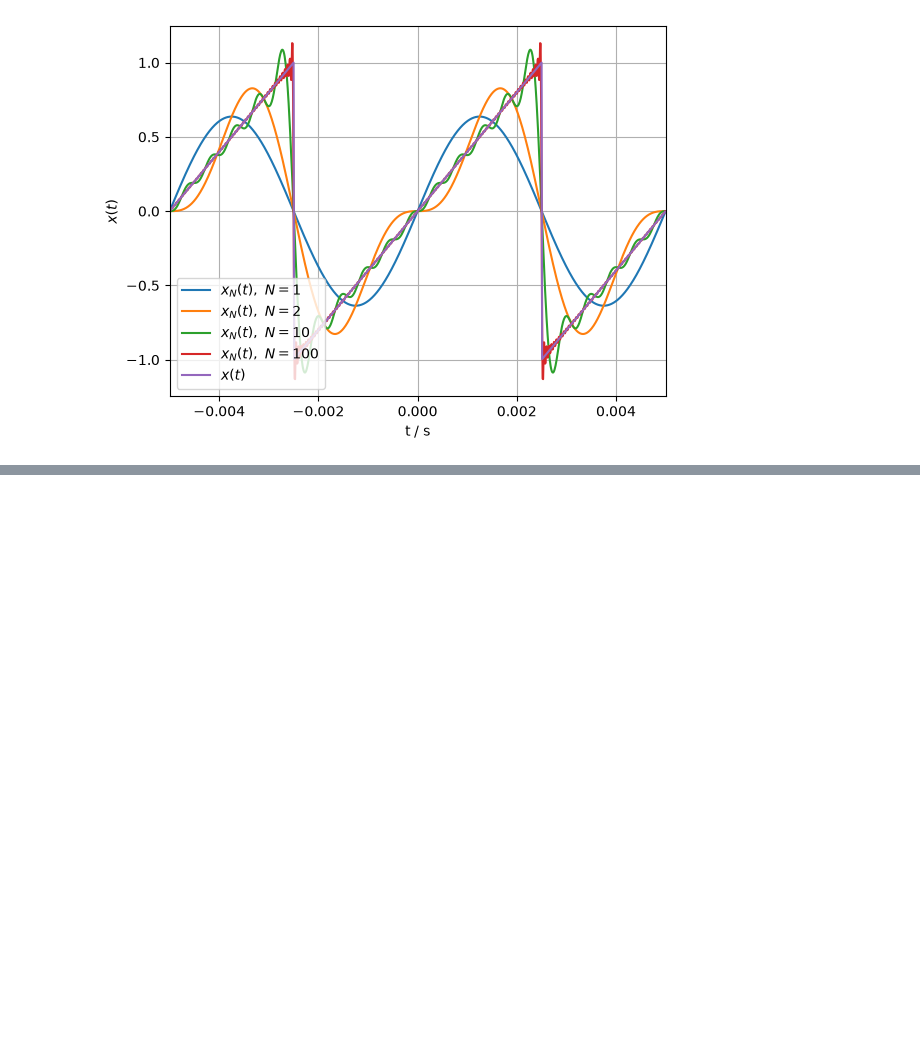
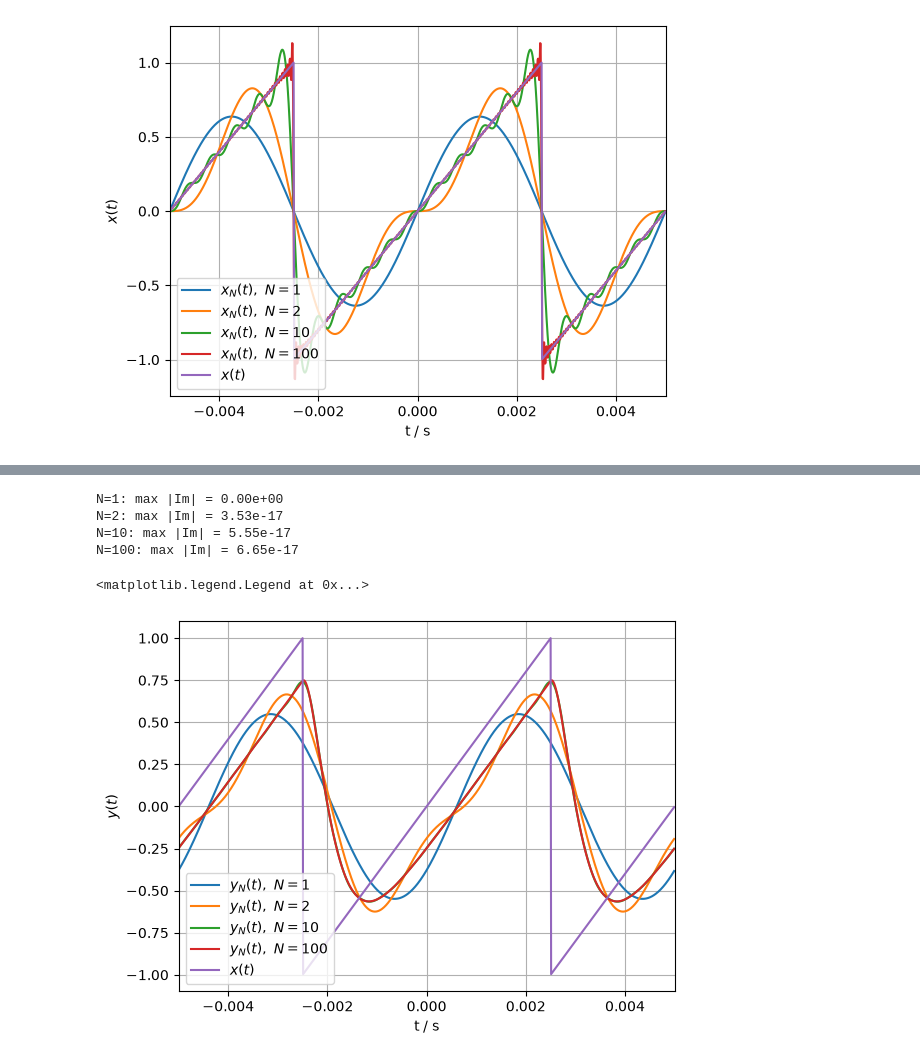
Before and after one commit to NelsonWiltebo/Signals-and-Transformers-Assigments, a Jupyter notebook: Assignment 2.ipynb, the cells around one changed output, grey strips where cells are left out. Drawn from its saved outputs; the diff is of its cells as text; code cells hidden in the pictures; blank space fills up the shorter version.

```diff
--- a/Assignment 2.ipynb
+++ b/Assignment 2.ipynb
@@ -116,0 +200,28 @@ ax[1].stem(wn, np.angle(Xn))
+# %%
+fig, ax = plt.subplots()
+ax.grid()
+
+ax.set_xlim(-5 * 10 ** -3, 5 * 10 ** -3)
+
+ax.set_xlabel('t / s')
+ax.set_ylabel('$y(t)$')
+
+for N in Ns:
+    y_N = 0
+    for k in range(-N, N + 1):
+        y_N += Yn[k + M] * np.exp(1j * k * w_0 * t)
+    y_N = y_N / (2 * np.pi)
+    print(f"N={N}: max |Im| = {np.max(np.abs(np.imag(y_N))):.2e}")
+    y_N = np.real(y_N)
+    ax.plot(t, y_N, label=f"$y_N(t), \\ N = {N}$")
+
+ax.plot(t, x, label=f"$x(t)$")
+
+ax.legend()
+# %% [output]
+N=1: max |Im| = 0.00e+00
+N=2: max |Im| = 3.53e-17
+N=10: max |Im| = 5.55e-17
+N=100: max |Im| = 6.65e-17
+<matplotlib.legend.Legend at 0x...>
+[figure, added]
```
Also changed, not shown: parts of 9 cells of this notebook.
